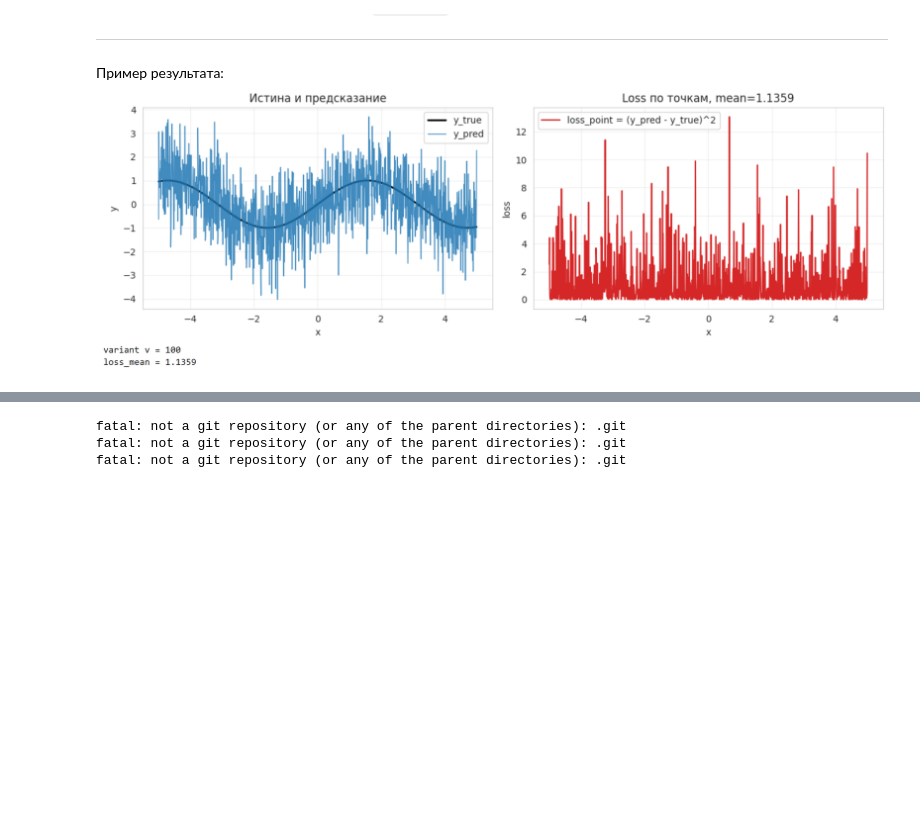
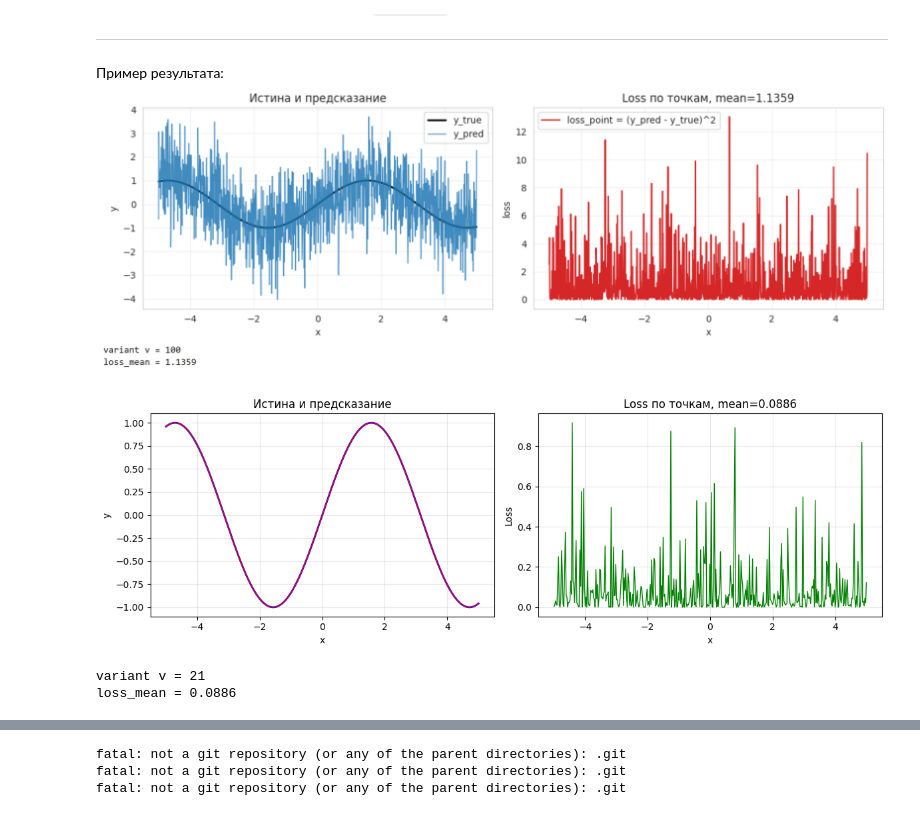
Before and after one commit to Danial9218/Python-, a Jupyter notebook: Копия_блокнота_Практическая_работа_№1_Библиотеки_Numpy_и_Matplotlib.ipynb, the cells around one changed output, grey strips where cells are left out. Saved outputs shown, nothing was run; the diff lists cells and outputs as text; code cells hidden in the pictures; blank space fills up the shorter version.

```diff
--- a/Копия_блокнота_Практическая_работа_№1_Библиотеки_Numpy_и_Matplotlib.ipynb
+++ b/Копия_блокнота_Практическая_работа_№1_Библиотеки_Numpy_и_Matplotlib.ipynb
@@ -2226,48 +2246,52 @@ import numpy as np
 import matplotlib.pyplot as plt
 
 # --- Вариант ---
-v = ... # подставьте свой номер варианта
+v = 21 # подставьте свой номер варианта
 
 # --- Данные ---
 N = 200 + 10 * v
-x = ... # сформируйте массив от -5 до 5 с числом точек N
+x = np.linspace(-5, 5, N) # сформируйте массив от -5 до 5 с числом точек N
 
 y_true = np.sin(x)
 
 # шум зависит от v
 np.random.seed(100 + v)  # фиксируем seed, зависящий от v
-sigma = 0.10 + 0.01 * v
+sigma = 0.10 + 0.01 * v #0,31
 noise = np.random.normal(loc=0.0, scale=sigma, size=N)
 y_pred = y_true + noise
 
 # --- Ошибка и loss ---
-e = ... # ошибка
-loss_point = ... # loss по точкам
-loss_mean = ...  # средний loss
+e = y_pred - y_true # ошибка
+loss_point = e**2 # loss по точкам
+loss_mean = np.mean(loss_point)  # средний loss
 
 # --- Визуализация: 2 графика на одном полотне ---
 fig, axs = plt.subplots(1, 2, figsize=(12, 4)) # axs[0] — левый график, axs[1] — правый
 
 # слева: y_true и y_pred
-axs[0].plot(...) # график y_true
-axs[0].plot(...) # график y_pred (линии графиков должны отличаться)
+axs[0].plot(x, y_true, 'b-', linewidth=2, label='Истина (sin(x))') # график y_true
+axs[0].plot(x, y_true, 'r-', linewidth=1, alpha=1, label='Предсказание (с шумом)') # график y_pred (линии графиков должны отличаться)
 
 axs[0].set_title("Истина и предсказание")
-axs[0].set_xlabel(...) # указать подпись оси
-axs[0].set_ylabel(...) # указать подпись оси
+axs[0].set_xlabel("x") # указать подпись оси
+axs[0].set_ylabel("y") # указать подпись оси
 axs[0].grid(alpha=0.3)
-axs[0]...              # добавить легенду
+axs[0].legend              # добавить легенду
 
 # справа: loss_point
-axs[1].plot(...) # график loss_point
-axs[1].set_title(f"Loss по точкам, mean={...:.4f}") # вывести loss (округлить до 4 знаков)
-axs[1].set_xlabel(...) # указать подпись оси
-axs[1].set_ylabel(...) # указать подпись оси
+axs[1].plot(x, loss_point, 'g-', linewidth=1, label='Квадратичная ошибка') # график loss_point
+axs[1].set_title(f"Loss по точкам, mean={loss_mean:.4f}") # вывести loss (округлить до 4 знаков)
+axs[1].set_xlabel("x") # указать подпись оси
+axs[1].set_ylabel("Loss") # указать подпись оси
 axs[1].grid(alpha=0.3)
-axs[1]...              # добавить легенду
+axs[1].legend              # добавить легенду
 
 plt.tight_layout()  # чтобы подписи не налезали друг на друга
 plt.show()
 
 print(f"variant v = {v}")
-print(f"loss_mean = {...:.4f}") # вывести loss (округлить до 4 знаков)
+print(f"loss_mean = {loss_mean:.4f}") # вывести loss (округлить до 4 знаков)
+# %% [output]
+[figure, added]
+variant v = 21
+loss_mean = 0.0886
```
Also changed, not shown: parts of 7 cells of this notebook.
